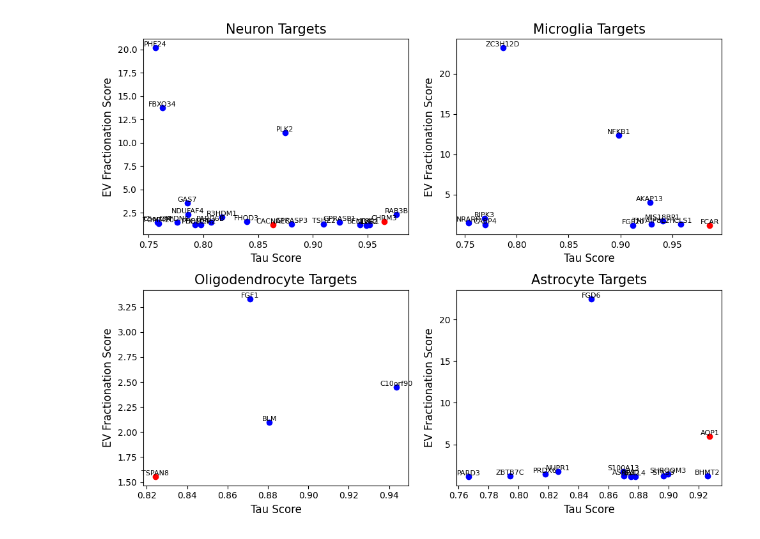
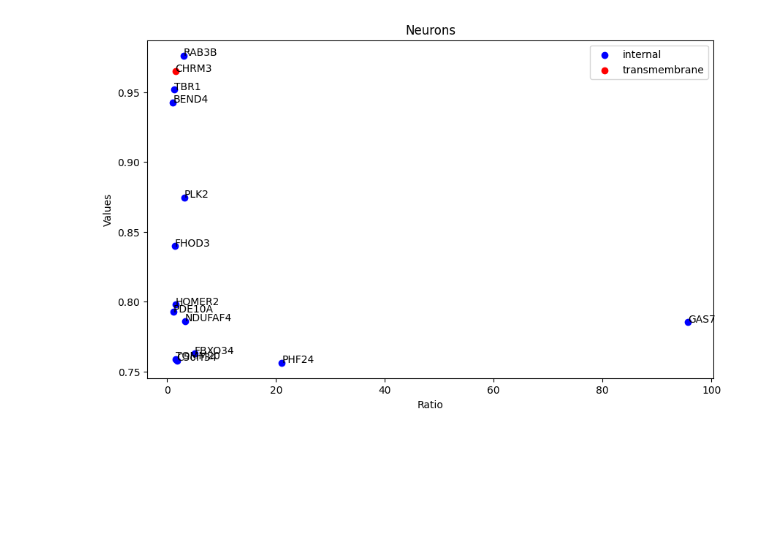
Before and after one commit to Walt-Lab/bdev_mass_spec, a Jupyter notebook: HT_analysis.ipynb, the cells around one changed output. Drawn from its saved outputs; the diff is of its cells as text; code cells hidden in the pictures; blank space fills up the shorter version.

```diff
--- a/HT_analysis.ipynb
+++ b/HT_analysis.ipynb
@@ -1136,7 +1043,7 @@ tm_oligodendrocyte_df = tidy_data.loc[:, list(tm_oligodendrocyte)]
 # %%
 def find_ratio(df):
     peaking_fracts = df[((df.index.get_level_values("Sample").str.contains("9")) | (df.index.get_level_values("Sample").str.contains("10"))) & (df.index.get_level_values("Health") == "Healthy")].median()
-    low_fracts = df[((df.index.get_level_values("Sample").str.contains("7")) | (df.index.get_level_values("Sample").str.contains("11")) | (df.index.get_level_values("Sample").str.contains("12")) | (df.index.get_level_values("Sample").str.contains("13"))) & (df.index.get_level_values("Health") == "Healthy")].median()
+    low_fracts = df[((df.index.get_level_values("Sample").str.contains("6")) | (df.index.get_level_values("Sample").str.contains("7")) |(df.index.get_level_values("Sample").str.contains("11")) | (df.index.get_level_values("Sample").str.contains("12")) | (df.index.get_level_values("Sample").str.contains("13"))) & (df.index.get_level_values("Health") == "Healthy")].median()
     return peaking_fracts / low_fracts
 
 int_microglia_targets = []
@@ -1331,17 +1181,0 @@ plt.show()
-# %%
-plt.figure(figsize=(6, 6))
-colors = {'internal': 'blue', 'transmembrane': 'red'}
-for cell_type, group in astrocyte_df.groupby('localization'):
-    plt.scatter(group['values'], group['ratio'], label=cell_type, color=colors[cell_type])
-
-for index, row in astrocyte_df.iterrows():
-    plt.text(row['values'], row['ratio'], row['symbol_x'], fontsize=12, ha='center', va='bottom')
-
-plt.xlabel('Tau Score', fontsize = 12)
-plt.ylabel('EV Fractionation Score', fontsize = 12)
-plt.title("Astrocyte Targets", fontsize = 15)
-plt.legend()
-
-# plt.xlim(0.74, 0.91)
-
-plt.show()
@@ -1350,32 +1182,21 @@ plt.show()
-# %%
-import matplotlib.pyplot as plt
-
-# Create a grid of subplots
-fig, axs = plt.subplots(2, 2, figsize=(10, 8))
-
-colors = {'internal': 'blue', 'transmembrane': 'red'}
-
-# Plot each dataset on its respective subplot
-for ax, df, title in zip(axs.flat, [neuron_df, microglia_df, oligodendrocyte_df, astrocyte_df],
-                         ["Neuron Targets", "Microglia Targets", "Oligodendrocyte Targets", "Astrocyte Targets"]):
-    for cell_type, group in df.groupby('localization'):
-        ax.scatter(group['values'], group['ratio'], label=f"{cell_type} - {title}", color=colors[cell_type])
-
-        # Annotate points
-        for index, row in group.iterrows():
-            ax.text(row['values'], row['ratio'], row['symbol'], fontsize=8, ha='center', va='bottom')
-
-    # Set labels and title for each subplot
-    ax.set_xlabel('Tau Score', fontsize=12)
-    ax.set_ylabel('EV Fractionation Score', fontsize=12)
-    ax.set_title(title, fontsize=15)
-
-    # Display legend for each subplot
-    # ax.legend()
-
-# Adjust layout to prevent overlap
-plt.tight_layout()
-
-plt.show()
-# %% [output]
-[figure, removed]
+# %%
+# Plot
+plt.figure(figsize=(10, 6))
+
+# Separate points based on localization
+for loc, group in neuron_df.groupby('localization'):
+    plt.scatter(group['ratio'], group['values'], label=loc, c='blue' if loc == 'internal' else 'red')
+
+# Label points with uniprot_ids
+for i in range(len(neuron_df)):
+    plt.text(neuron_df['ratio'][i], neuron_df['values'][i], neuron_df['symbol'][i])
+
+# Add labels and legend
+plt.xlabel('Ratio')
+plt.ylabel('Values')
+plt.title('Neurons')
+plt.legend()
+
+plt.show()
+# %% [output]
+[figure, added]
```
Also changed, not shown: parts of 24 cells of this notebook.
